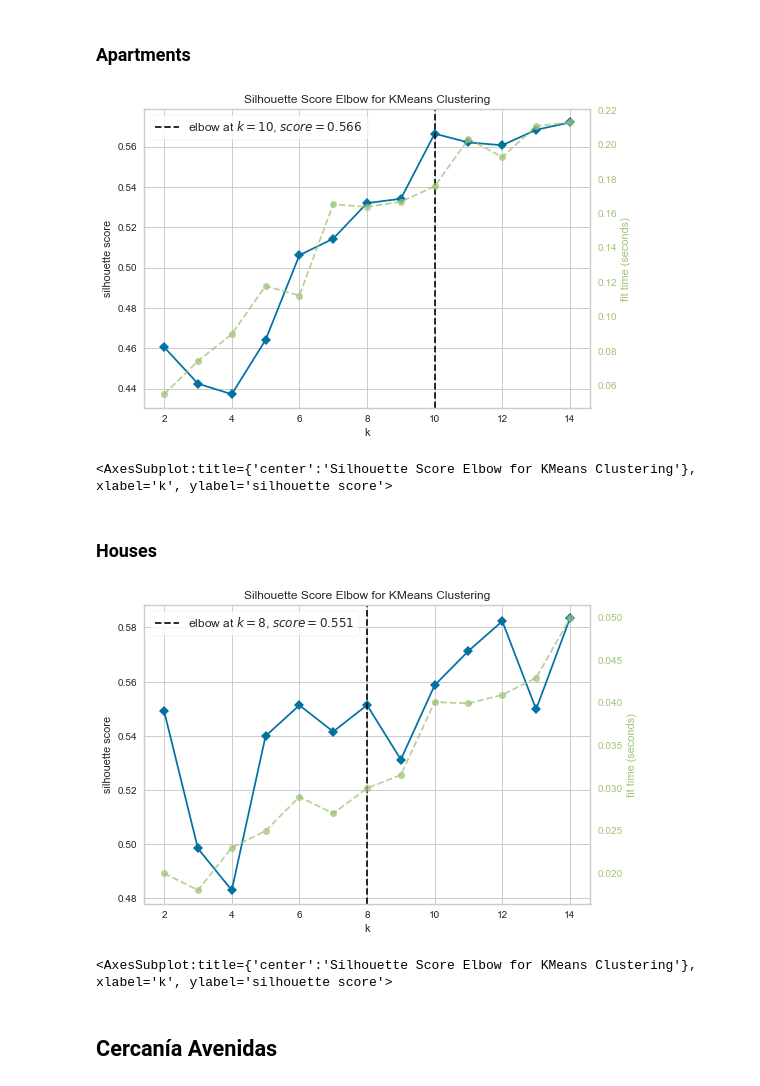
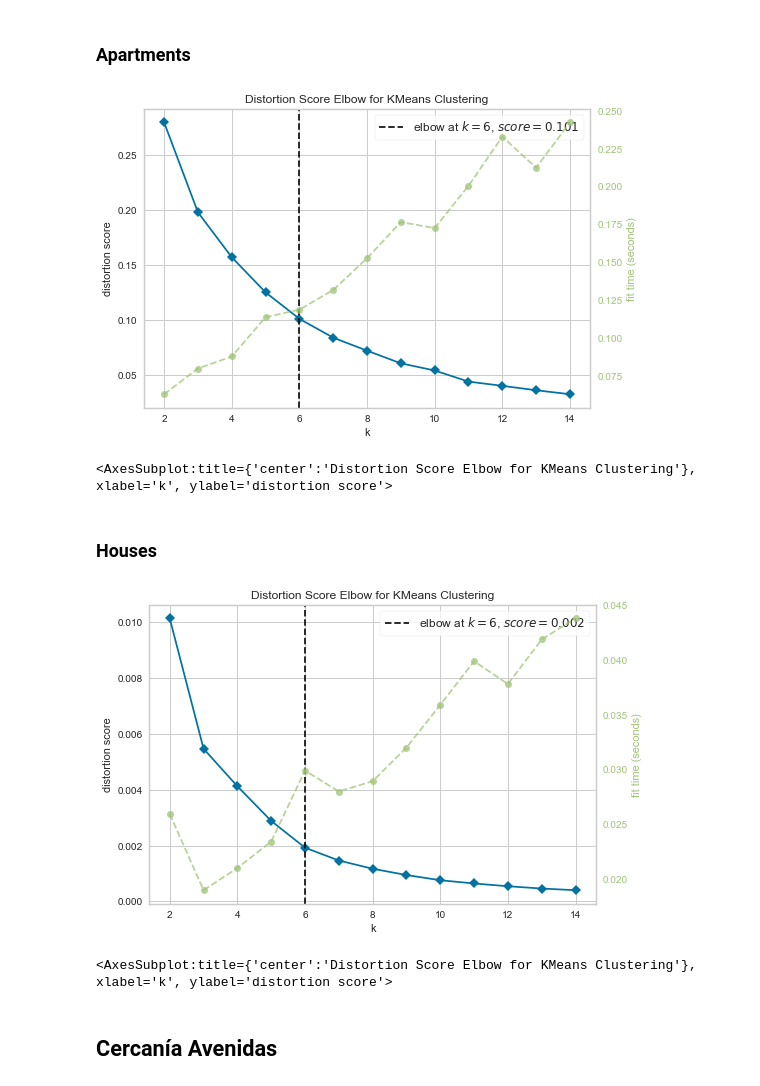
Before and after one commit to franfasan1/DG_G8_desfio2, a Jupyter notebook: notebook_desafio.ipynb, the cells around one changed output. Drawn from its saved outputs; the diff is of its cells as text; code cells hidden in the pictures.

```diff
--- a/notebook_desafio.ipynb
+++ b/notebook_desafio.ipynb
@@ -78,4 +80,5 @@ a.drop(['barrio_Palermo'], inplace= True, axis = 1)
 data = pd.merge(data, a, left_index= True, right_index= True)
 # %%
 data = data[data.precio_x_m2_usd < 12000]
-data = data[data.precio_x_m2_usd > 800]
+data = data[data.precio_x_m2_usd > 850]
+sns.boxplot(data.precio_x_m2_usd)
@@ -153,5 +159,7 @@ a = pd.get_dummies(data[['subtes_cat', 'bicis_cat']])
 a.drop(['subtes_cat_ninguno', 'bicis_cat_ninguna'], inplace= True, axis = 1)
 data = pd.merge(data, a, left_index= True, right_index= True)
 data.drop(['subtes_cat', 'bicis_cat'], axis = 1, inplace= True)
+# %%
+data['sin_aire'] = data.aire_acondicionado.apply(lambda x: 1 if x == 0 else 0)
 # %%
 data.drop(['subte_linea_a', 'subte_linea_c', 'subte_linea_e'], axis = 1, inplace=True)
@@ -179,3 +166,6 @@ data[(data.precio_x_m2_usd > 8000) & (data.tipo_prop_store == 0)]
+# %%
+mask = [x not in [17751,17752, 16791, 4664] for x in data.index]
+data = data[mask]
 # %% [markdown]
 ## CLUSTERING
 
@@ -188,22 +178,22 @@ from yellowbrick.cluster import KElbowVisualizer
 # %%
 data_clus = data
 
 data_clus = data_clus[(data_clus.tipo_prop == "apartment")]
 data_clus = data_clus[['lat', 'lon','tipo_prop']]
 
 # data_clus = data_clus[data_clus.precio_x_m2_usd.notnull()]
 
 # escalador = StandardScaler()
 # X = escalador.fit_transform(data_clus.drop('tipo_prop', axis = 1))
 
 X = data_clus.drop('tipo_prop', axis = 1)
 
 km_model = KMeans()
-visualizer = KElbowVisualizer(km_model, k = (2,15), metric = 'silhouette')
+visualizer = KElbowVisualizer(km_model, k = (2,15))
 
 visualizer.fit(X)
 visualizer.show()
 # %% [output]
-[figure, old version]
+[figure, new version]
-<AxesSubplot:title={'center':'Silhouette Score Elbow for KMeans Clustering'}, xlabel='k', ylabel='silhouette score'>
+<AxesSubplot:title={'center':'Distortion Score Elbow for KMeans Clustering'}, xlabel='k', ylabel='distortion score'>
 # %%
@@ -229,11 +219,11 @@ data_clus = data_clus[['lat', 'lon','tipo_prop']]
 X = data_clus.drop('tipo_prop', axis = 1)
 
 km_model = KMeans()
-visualizer = KElbowVisualizer(km_model, k = (2,15), metric = 'silhouette')
+visualizer = KElbowVisualizer(km_model, k = (2,15))
 
 visualizer.fit(X)
 visualizer.show()
 # %% [output]
-[figure, old version]
+[figure, new version]
-<AxesSubplot:title={'center':'Silhouette Score Elbow for KMeans Clustering'}, xlabel='k', ylabel='silhouette score'>
+<AxesSubplot:title={'center':'Distortion Score Elbow for KMeans Clustering'}, xlabel='k', ylabel='distortion score'>
 # %%
```
Also changed, not shown: parts of 22 cells of this notebook.
